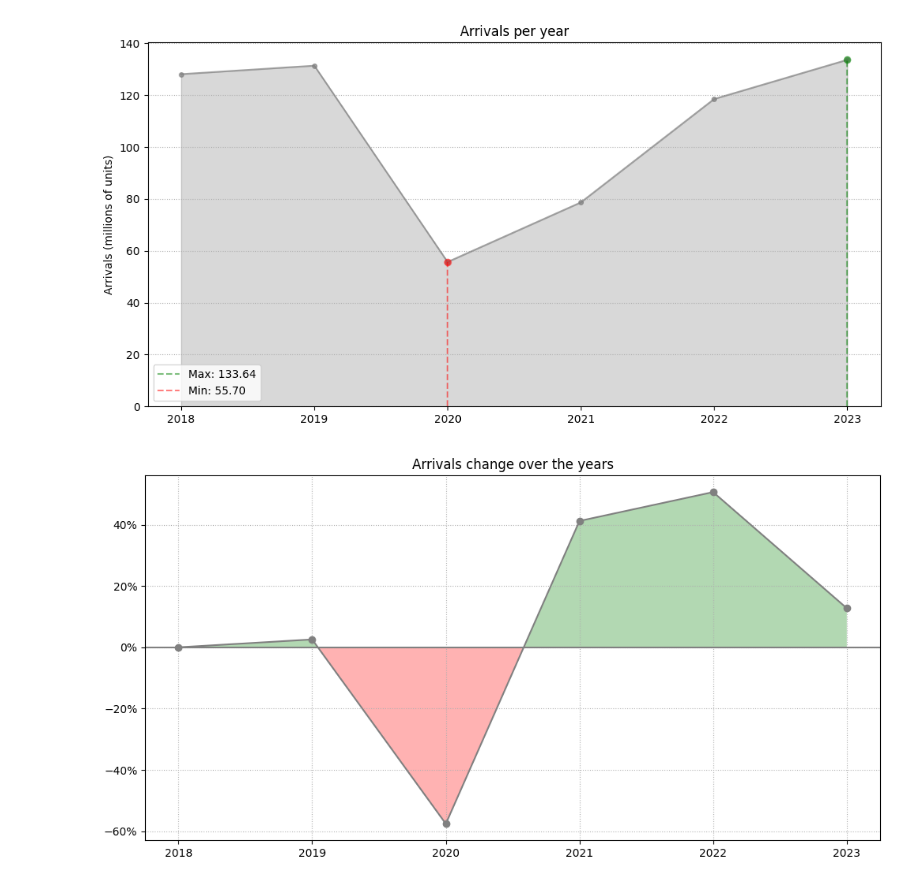
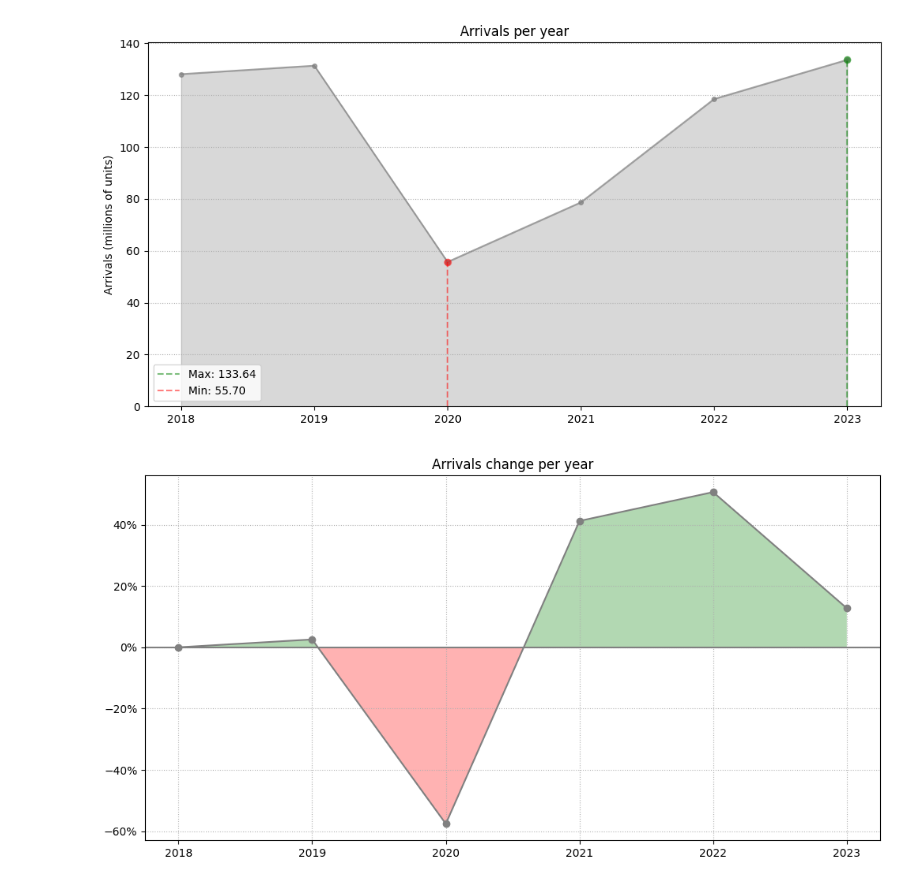
Before and after one commit to T0ls/data-Visualization, a Jupyter notebook: code/arrivals.ipynb, the cells around one changed output. Cells and saved outputs as stored; diff of their text form; code cells hidden in the pictures.

Commit message:
feat: new graphs

```diff
--- a/code/arrivals.ipynb
+++ b/code/arrivals.ipynb
@@ -56,17 +56,17 @@ plt.ylim(bottom=0)
 # %%
 diff = arrivals['OBS_VALUE'].pct_change() * 100
 diff = diff.fillna(0)
 
 plt.figure(figsize=(12, 6))
 plt.plot(diff.index, diff.values, 'o-', color="gray")
 plt.fill_between(diff.index, 0, diff.values, where=diff.values >= 0, facecolor='green', interpolate=True, alpha=0.3)
 plt.fill_between(diff.index, 0, diff.values, where=diff.values < 0, facecolor='red', interpolate=True, alpha=0.3)
 
 plt.axhline(0, color='gray', linestyle='-')
 plt.gca().yaxis.set_major_formatter(PercentFormatter())
-plt.title("Arrivals change over the years")
+plt.title("Arrivals change per year")
 plt.grid(True, linestyle=':')
 
 plt.show()
 # %% [output]
-[figure, old version]
+[figure, new version]
```
Also changed, not shown: 2 other files.
